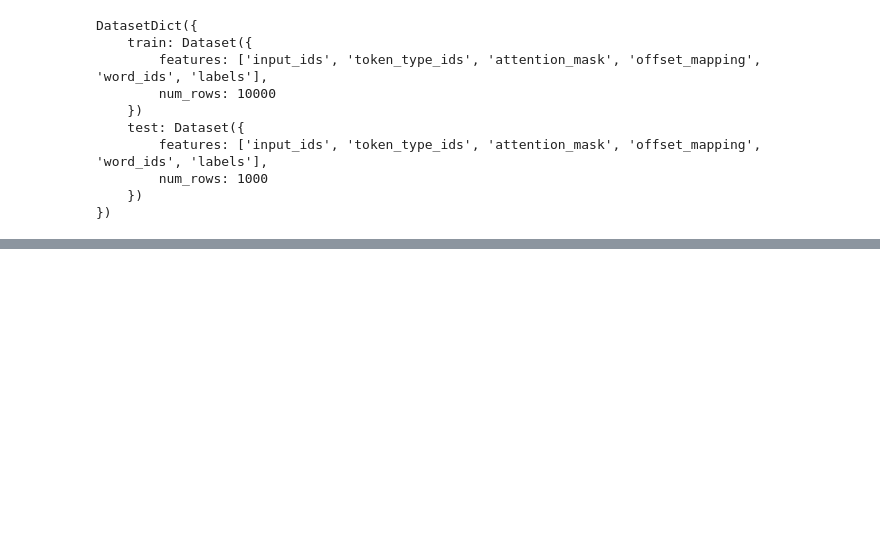
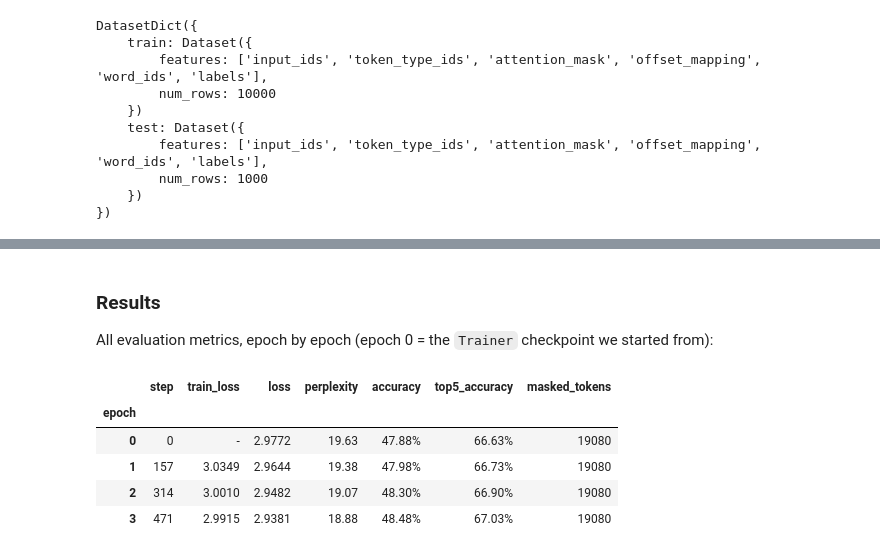
Before and after one commit to alisher12313/MachineLearningJourney, a Jupyter notebook: hugging_face_nlp/fine_tuning_masked_mlm.ipynb, the cells around one changed output, grey strips where cells are left out. Cells and saved outputs as stored; diff of their text form; code cells hidden in the pictures; blank space fills up the shorter version.

```diff
--- a/hugging_face_nlp/fine_tuning_masked_mlm.ipynb
+++ b/hugging_face_nlp/fine_tuning_masked_mlm.ipynb
@@ -218,0 +292,13 @@ IndexError: too many indices for array: array is 0-dimensional, but 3 were index
+# %%
+import gc
+from transformers.trainer_utils import get_last_checkpoint
+
+last_checkpoint = get_last_checkpoint(train_args.output_dir)
+print(f">>> Resuming from: {last_checkpoint}")
+
+for name in ("trainer", "model"):
+    globals().pop(name, None)
+gc.collect()
+torch.cuda.empty_cache()
+
+model = AutoModelForMaskedLM.from_pretrained(last_checkpoint)
@@ -218,0 +351,15 @@ IndexError: too many indices for array: array is 0-dimensional, but 3 were index
+# %%
+from transformers import get_scheduler
+
+num_train_epochs = 3
+num_update_steps_per_epoch = math.ceil(len(train_dataloader) / gradient_accumulation_steps)
+num_training_steps = num_train_epochs * num_update_steps_per_epoch
+num_warmup_steps = int(0.06 * num_training_steps)
+
+lr_scheduler = get_scheduler(
+    "linear",
+    optimizer=optimizer,
+    num_warmup_steps=num_warmup_steps,
+    num_training_steps=num_training_steps,
+)
+print(f">>> {num_training_steps} optimization steps ({num_warmup_steps} warmup)")
@@ -218,0 +541,25 @@ IndexError: too many indices for array: array is 0-dimensional, but 3 were index
+# %% [markdown]
+### Results
+
+All evaluation metrics, epoch by epoch (epoch 0 = the `Trainer` checkpoint we started from):
+# %%
+import pandas as pd
+
+eval_df = pd.DataFrame(eval_history).set_index("epoch")
+eval_df.style.format(
+    {
+        "train_loss": "{:.4f}",
+        "loss": "{:.4f}",
+        "perplexity": "{:.2f}",
+        "accuracy": "{:.2%}",
+        "top5_accuracy": "{:.2%}",
+    },
+    na_rep="-",
+)
+# %% [output]
+|  | step | train_loss | loss | perplexity | accuracy | top5_accuracy | masked_tokens |
+| epoch |  |  |  |  |  |  |  |
+| 0 | 0 | - | 2.9772 | 19.63 | 47.88% | 66.63% | 19080 |
+| 1 | 157 | 3.0349 | 2.9644 | 19.38 | 47.98% | 66.73% | 19080 |
+| 2 | 314 | 3.0010 | 2.9482 | 19.07 | 48.30% | 66.90% | 19080 |
+| 3 | 471 | 2.9915 | 2.9381 | 18.88 | 48.48% | 67.03% | 19080 |
```
Also changed, not shown: parts of 27 cells of this notebook.
